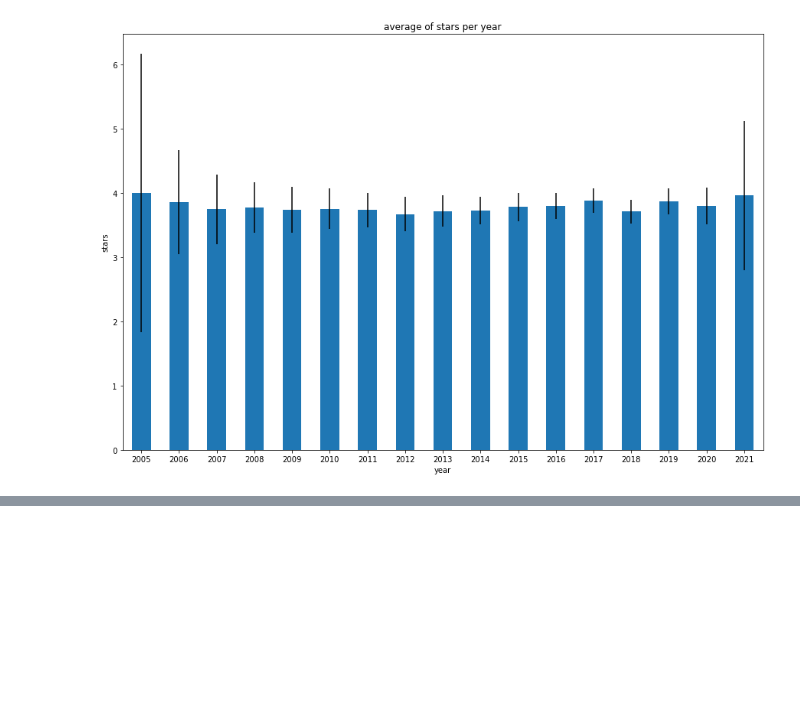
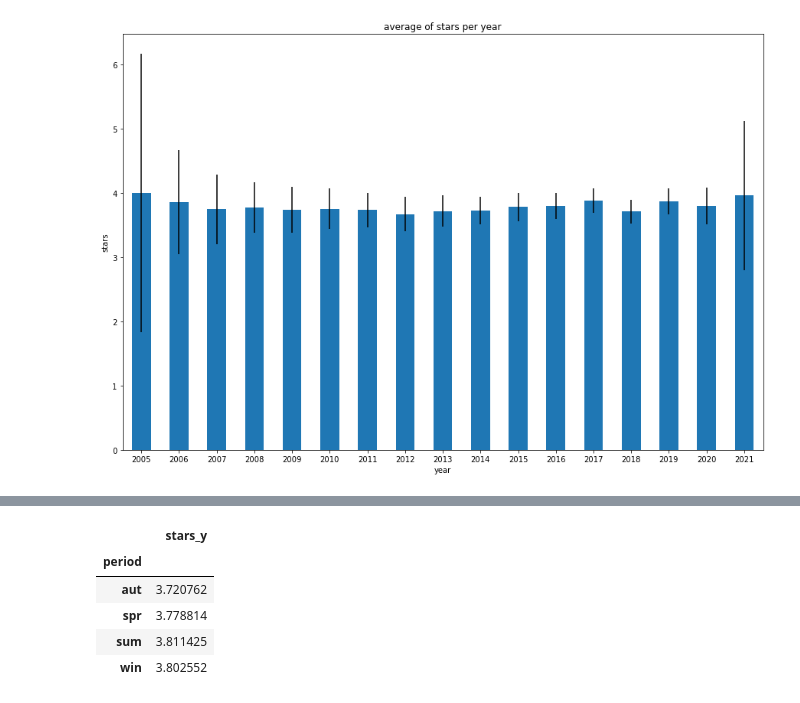
Before and after one commit to lucarossi9/Statistical-computation-project-2, a Jupyter notebook: An analysis on the ratings.ipynb, the cells around one changed output, grey strips where cells are left out. Drawn from its saved outputs; the diff is of its cells as text; code cells hidden in the pictures; blank space fills up the shorter version.

```diff
--- a/An analysis on the ratings.ipynb
+++ b/An analysis on the ratings.ipynb
@@ -443,0 +484,9 @@ Since the confidence interval overlaps, the difference is not significative
+# %%
+df_dates.groupby(by='period').mean()
+# %% [output]
+|  | stars_y |
+| period |  |
+| aut | 3.720762 |
+| spr | 3.778814 |
+| sum | 3.811425 |
+| win | 3.802552 |
```
Also changed, not shown: parts of 22 cells of this notebook.
